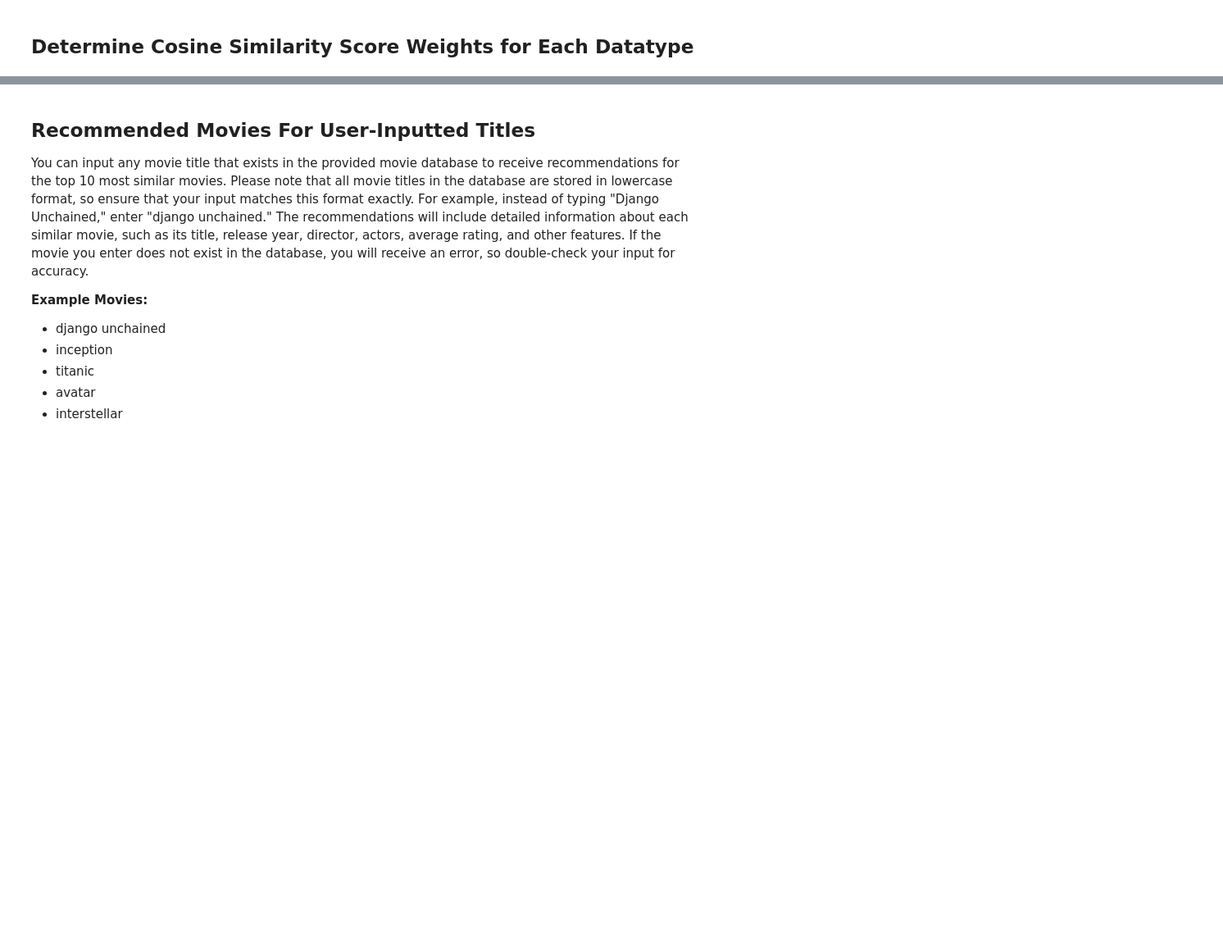
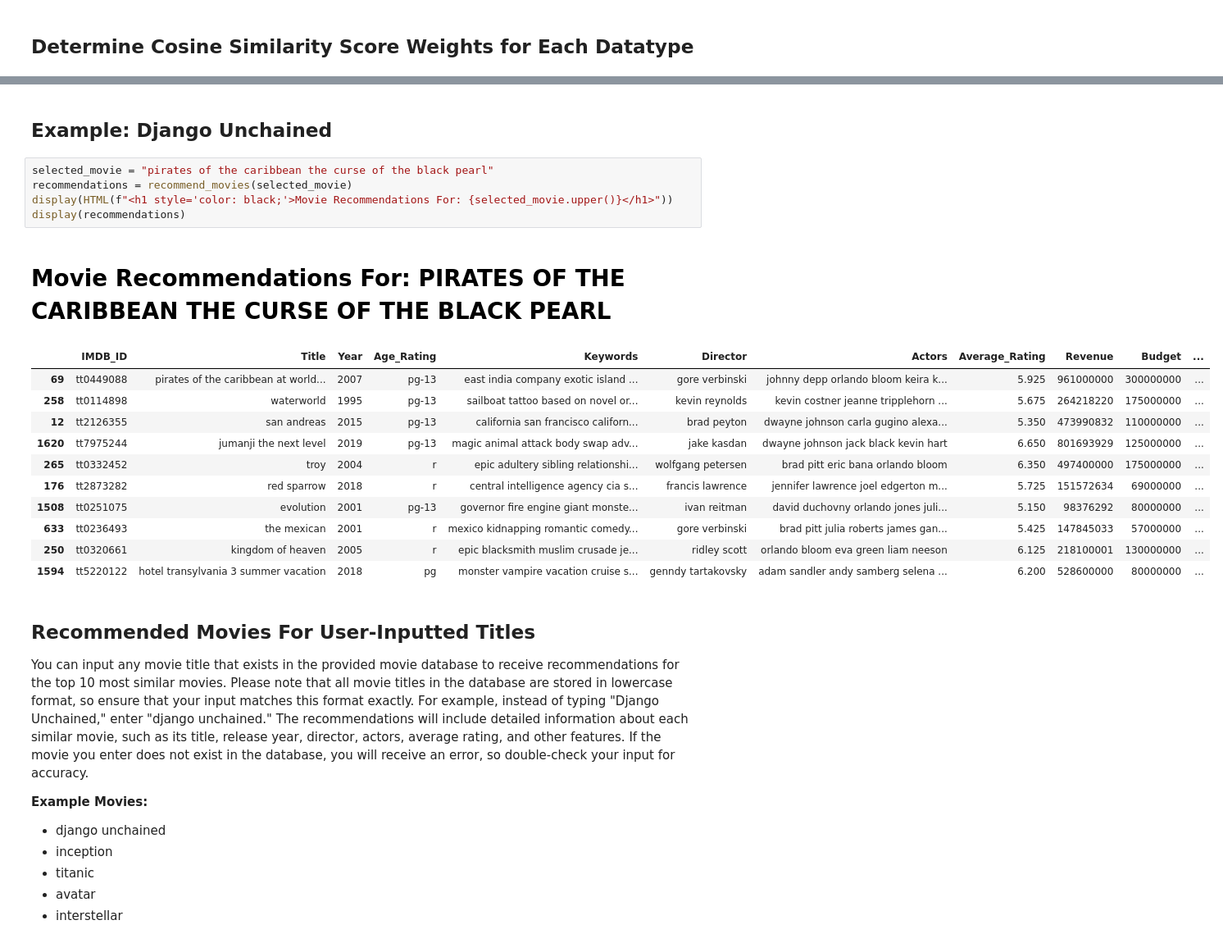
Before and after one commit to dcorc7/Movie-Recommendation-Model, a Jupyter notebook: recommender.ipynb, the cells around one changed output, grey strips where cells are left out. Shown at 82% size. Cells and saved outputs as stored; diff of their text form; blank space fills up the shorter version.

Commit message:
added a default movie as an example

```diff
--- a/recommender.ipynb
+++ b/recommender.ipynb
@@ -124,3 +118,23 @@ def recommend_movies(movie_title, top_n = 10):
+# %% [markdown]
+## Example: Django Unchained
+# %%
+selected_movie = "pirates of the caribbean the curse of the black pearl"
+recommendations = recommend_movies(selected_movie)
+display(HTML(f"<h1 style='color: black;'>Movie Recommendations For: {selected_movie.upper()}</h1>"))
+display(recommendations)
+# %% [output]
+Movie Recommendations For: PIRATES OF THE CARIBBEAN THE CURSE OF THE BLACK PEARL
+|  | IMDB_ID | Title | Year | Age_Rating | Keywords | Director | Actors | Average_Rating | Revenue | Budget | ... |
+| 69 | tt0449088 | pirates of the caribbean at world... | 2007 | pg-13 | east india company exotic island ... | gore verbinski | johnny depp orlando bloom keira k... | 5.925 | 961000000 | 300000000 | ... |
+| 258 | tt0114898 | waterworld | 1995 | pg-13 | sailboat tattoo based on novel or... | kevin reynolds | kevin costner jeanne tripplehorn ... | 5.675 | 264218220 | 175000000 | ... |
+| 12 | tt2126355 | san andreas | 2015 | pg-13 | california san francisco californ... | brad peyton | dwayne johnson carla gugino alexa... | 5.350 | 473990832 | 110000000 | ... |
+| 1620 | tt7975244 | jumanji the next level | 2019 | pg-13 | magic animal attack body swap adv... | jake kasdan | dwayne johnson jack black kevin hart | 6.650 | 801693929 | 125000000 | ... |
+| 265 | tt0332452 | troy | 2004 | r | epic adultery sibling relationshi... | wolfgang petersen | brad pitt eric bana orlando bloom | 6.350 | 497400000 | 175000000 | ... |
+| 176 | tt2873282 | red sparrow | 2018 | r | central intelligence agency cia s... | francis lawrence | jennifer lawrence joel edgerton m... | 5.725 | 151572634 | 69000000 | ... |
+| 1508 | tt0251075 | evolution | 2001 | pg-13 | governor fire engine giant monste... | ivan reitman | david duchovny orlando jones juli... | 5.150 | 98376292 | 80000000 | ... |
+| 633 | tt0236493 | the mexican | 2001 | r | mexico kidnapping romantic comedy... | gore verbinski | brad pitt julia roberts james gan... | 5.425 | 147845033 | 57000000 | ... |
+| 250 | tt0320661 | kingdom of heaven | 2005 | r | epic blacksmith muslim crusade je... | ridley scott | orlando bloom eva green liam neeson | 6.125 | 218100001 | 130000000 | ... |
+| 1594 | tt5220122 | hotel transylvania 3 summer vacation | 2018 | pg | monster vampire vacation cruise s... | genndy tartakovsky | adam sandler andy samberg selena ... | 6.200 | 528600000 | 80000000 | ... |
 # %% [markdown]
 ## Recommended Movies For User-Inputted Titles
 
```
Also changed, not shown: parts of 2 cells of this notebook, 2 other files.
